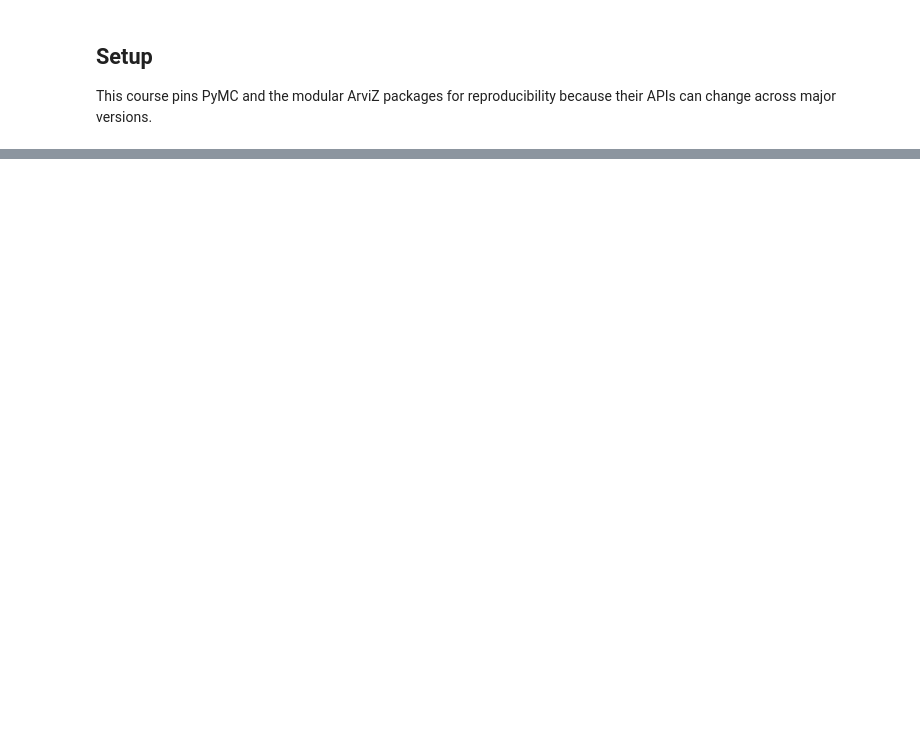
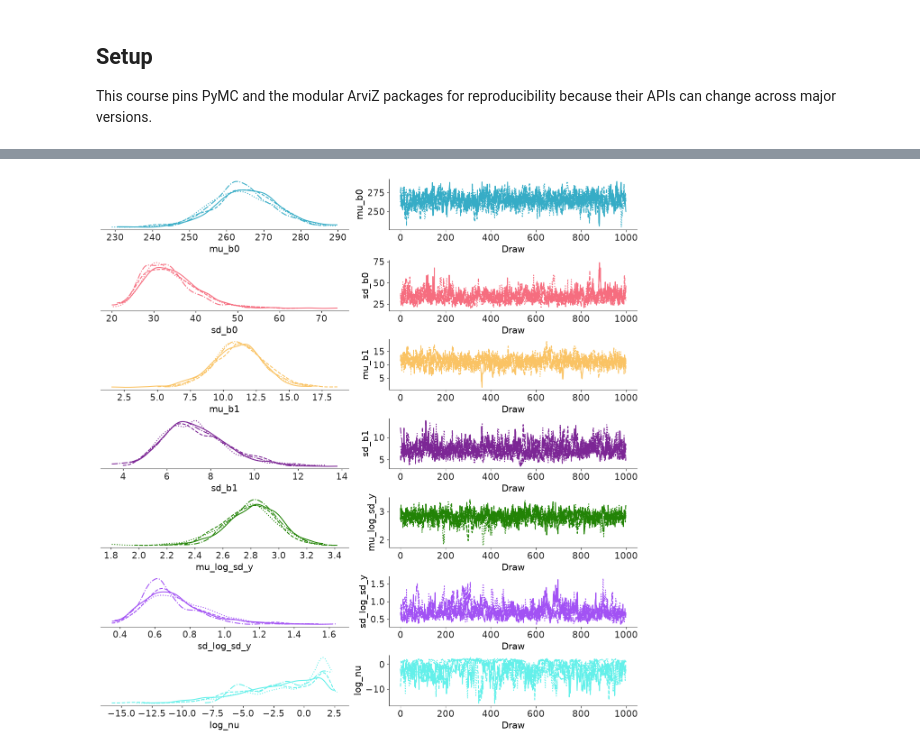
Before and after one commit to opherdonchin/BayesShortCourse, a Jupyter notebook: sleep/solved/10_exgaussian_default_priors.ipynb, the cells around one changed output, grey strips where cells are left out. Saved outputs shown, nothing was run; the diff lists cells and outputs as text; code cells hidden in the pictures; blank space fills up the shorter version.

```diff
--- a/sleep/solved/10_exgaussian_default_priors.ipynb
+++ b/sleep/solved/10_exgaussian_default_priors.ipynb
@@ -317,8 +43,0 @@ Now generate new reaction times from the fitted model. The layout is the same as
-# %%
-with model:
-    pm.sample_posterior_predictive(
-        idata, var_names=["Reaction"], extend_inferencedata=True, random_seed=RANDOM_SEED
-    )
-
-plot_participants(idata, "posterior_predictive", "Reaction")
-plt.show()
@@ -342,0 +330,9 @@ With this prior, sampling itself struggled (maximum tree depth on every chain, R
+# %%
+with model:
+    idata = pm.sample(
+        draws=1000,
+        tune=2000,
+        chains=4,
+        target_accept=0.95,
+        random_seed=RANDOM_SEED,
+    )
@@ -342,0 +381,7 @@ With this prior, sampling itself struggled (maximum tree depth on every chain, R
+# %%
+azp.plot_trace_dist(
+    idata,
+    var_names=["mu_b0", "sd_b0", "mu_b1", "sd_b1", "mu_log_sd_y", "sd_log_sd_y", "log_nu"],
+);
+# %% [output]
+[figure, added]
```
Also changed, not shown: parts of 86 cells of this notebook, 3 other files.
